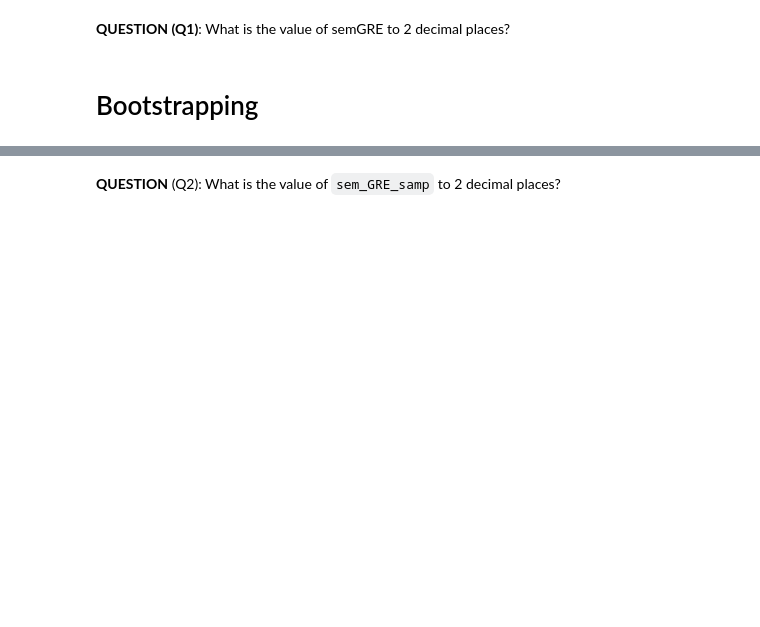
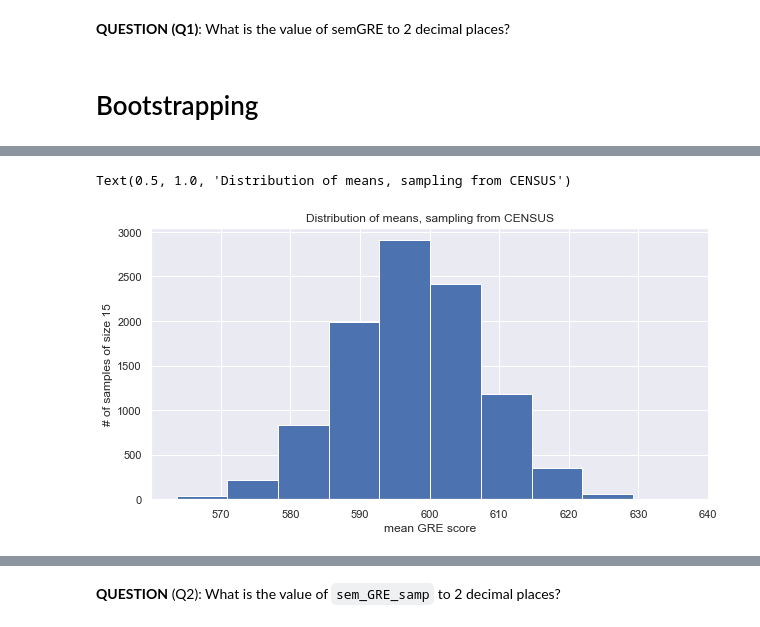
Before and after one commit to jonahpearl/TAD_python, a Jupyter notebook: notebooks/TAD_Week2_etBootStrapIntro_Student.ipynb, the cells around one changed output, grey strips where cells are left out. Drawn from its saved outputs; the diff is of its cells as text; code cells hidden in the pictures; blank space fills up the shorter version.

```diff
--- a/notebooks/TAD_Week2_etBootStrapIntro_Student.ipynb
+++ b/notebooks/TAD_Week2_etBootStrapIntro_Student.ipynb
@@ -133,17 +169,22 @@ sem_GRE
 # %%
-all_means = pd.Series(np.zeros(n_boot,))
+all_means = np.zeros(n_boot,)
 
 np.random.seed(123) # for consistency across class; You would not normally do this.
+
 for k in range(n_boot):
 
     # TODO: Draw n_boot samples of size 15 (n_samp) from the CENSUS of 82, each time
     # calculating the sample mean. Save each mean in 'all_means'
     all_means[k] = ...
 
 # Look at the sampling distribution of the mean
-ax = sns.histplot(data = all_means, bins = 10)
-ax.set(xlabel = 'mean GRE score', ylabel = '# of samples of size 15',
-       title = 'Distribution of means, sampling from census');
+plt.hist(all_means, bins = 10)
+plt.xlabel('mean GRE score')
+plt.ylabel('# of samples of size 15')
+plt.title('Distribution of means, sampling from CENSUS')
+# %% [output]
+Text(0.5, 1.0, 'Distribution of means, sampling from CENSUS')
+[figure, added]
 # %%
 # TODO: calculate the standard error of the mean from this sample:
 sem_GRE_samp = ...
```
Also changed, not shown: parts of 49 cells of this notebook.
